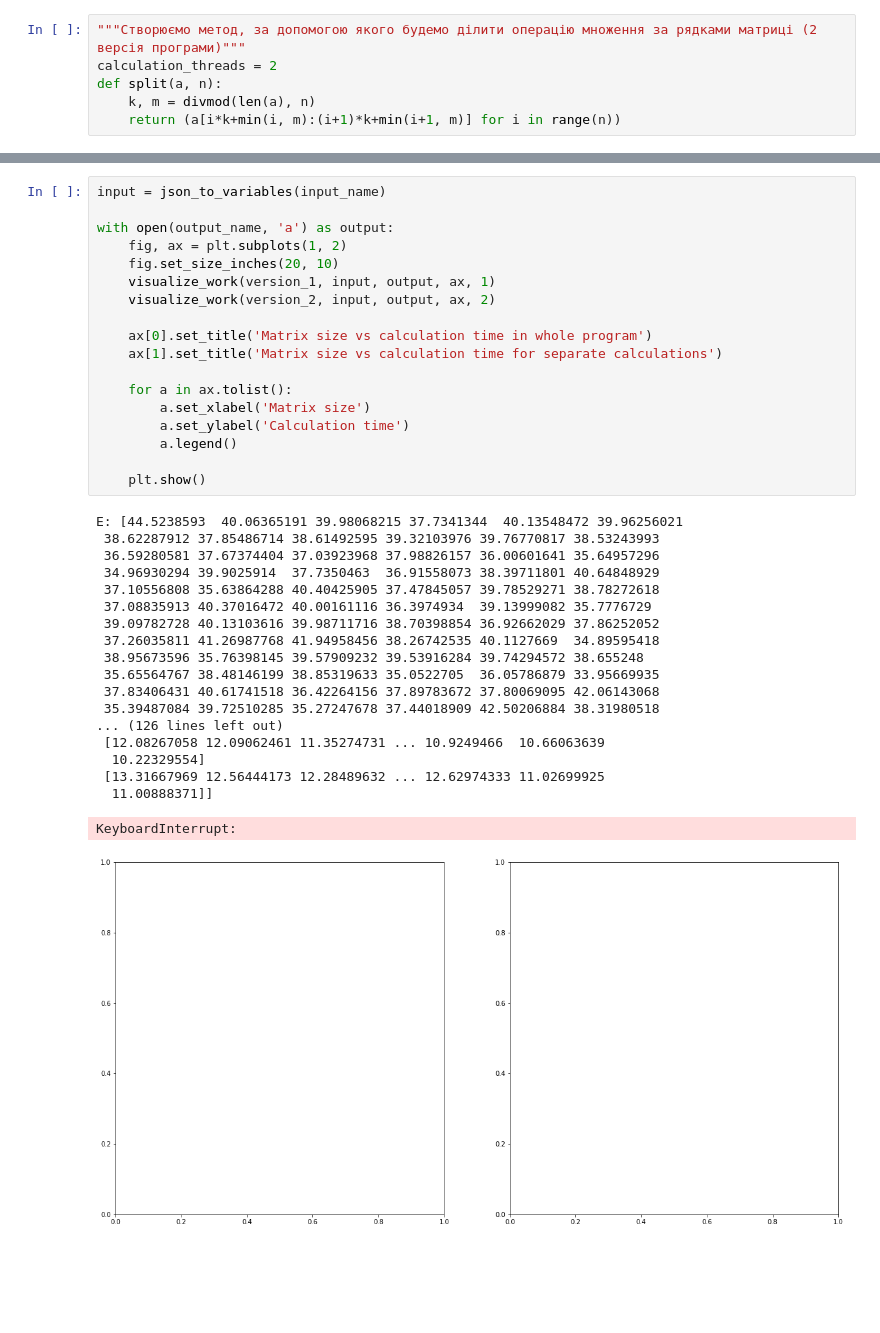
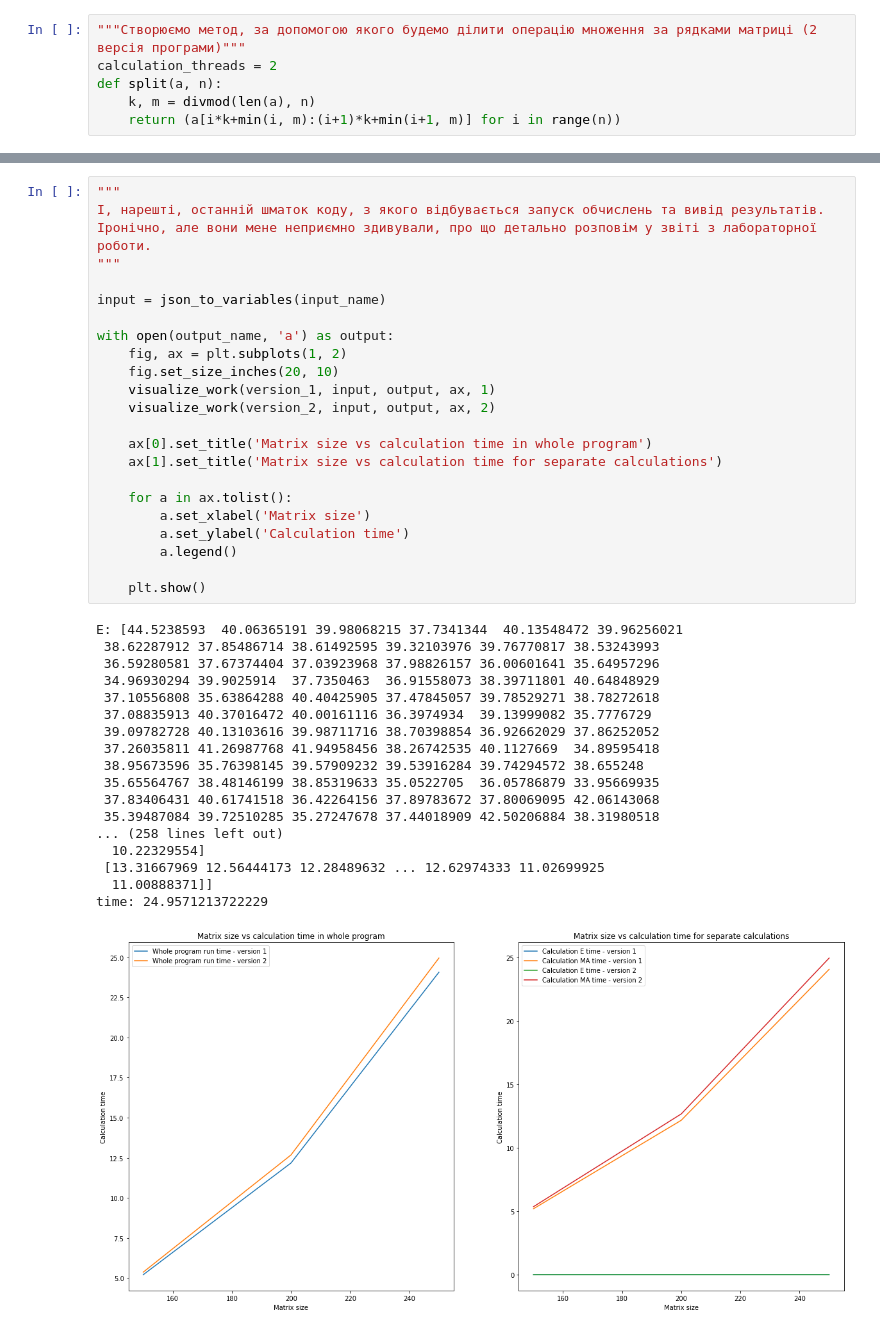
Before and after one commit to YAGoOaR/PSS-lab-1, a Jupyter notebook: lab/lab1.ipynb, the cells around one changed output, grey strips where cells are left out. Drawn from its saved outputs; the diff is of its cells as text; blank space fills up the shorter version.

```diff
--- a/lab/lab1.ipynb
+++ b/lab/lab1.ipynb
@@ -330,38 +356,42 @@ open(output_name, 'w').close()
 # %%
+"""
+І, нарешті, останній шматок коду, з якого відбувається запуск обчислень та вивід результатів.
+Іронічно, але вони мене неприємно здивували, про що детально розповім у звіті з лабораторної роботи.
+"""
+
 input = json_to_variables(input_name)
 
 with open(output_name, 'a') as output:
 	fig, ax = plt.subplots(1, 2)
 	fig.set_size_inches(20, 10)
 	visualize_work(version_1, input, output, ax, 1)
 	visualize_work(version_2, input, output, ax, 2)
 
 	ax[0].set_title('Matrix size vs calculation time in whole program')
 	ax[1].set_title('Matrix size vs calculation time for separate calculations')
 
 	for a in ax.tolist():
 		a.set_xlabel('Matrix size')
 		a.set_ylabel('Calculation time')
 		a.legend()
 
 	plt.show()
 # %% [output]
 E: [44.5238593  40.06365191 39.98068215 37.7341344  40.13548472 39.96256021
  38.62287912 37.85486714 38.61492595 39.32103976 39.76770817 38.53243993
  36.59280581 37.67374404 37.03923968 37.98826157 36.00601641 35.64957296
  34.96930294 39.9025914  37.7350463  36.91558073 38.39711801 40.64848929
  37.10556808 35.63864288 40.40425905 37.47845057 39.78529271 38.78272618
  37.08835913 40.37016472 40.00161116 36.3974934  39.13999082 35.7776729
  39.09782728 40.13103616 39.98711716 38.70398854 36.92662029 37.86252052
  37.26035811 41.26987768 41.94958456 38.26742535 40.1127669  34.89595418
  38.95673596 35.76398145 39.57909232 39.53916284 39.74294572 38.655248
  35.65564767 38.48146199 38.85319633 35.0522705  36.05786879 33.95669935
  37.83406431 40.61741518 36.42264156 37.89783672 37.80069095 42.06143068
  35.39487084 39.72510285 35.27247678 37.44018909 42.50206884 38.31980518
-... (126 lines left out)
- [12.08267058 12.09062461 11.35274731 ... 10.9249466  10.66063639
+... (258 lines left out)
   10.22329554]
  [13.31667969 12.56444173 12.28489632 ... 12.62974333 11.02699925
   11.00888371]]
+time: 24.9571213722229
-KeyboardInterrupt:
-[figure, old version]
+[figure, new version]
```
Also changed, not shown: parts of 10 cells of this notebook, 1 other file.
